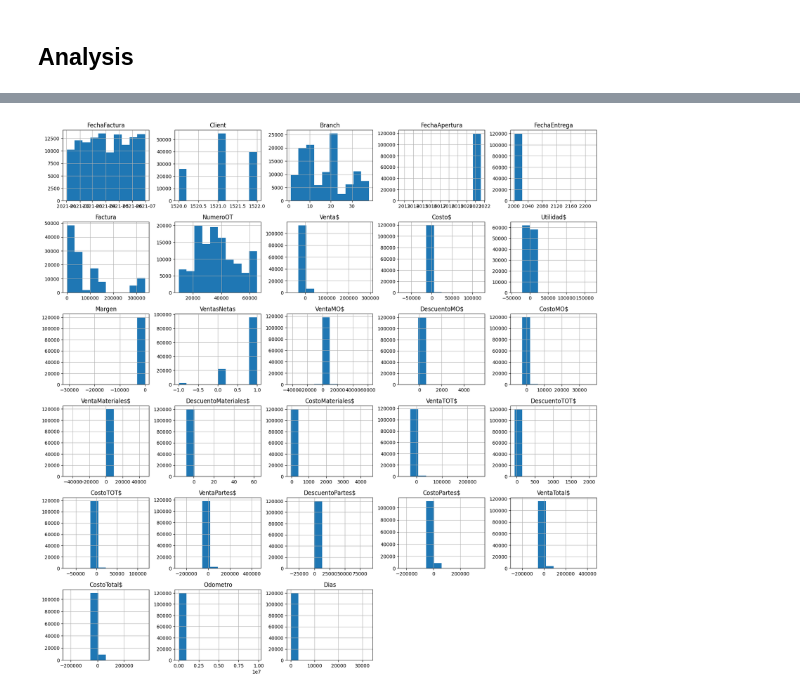
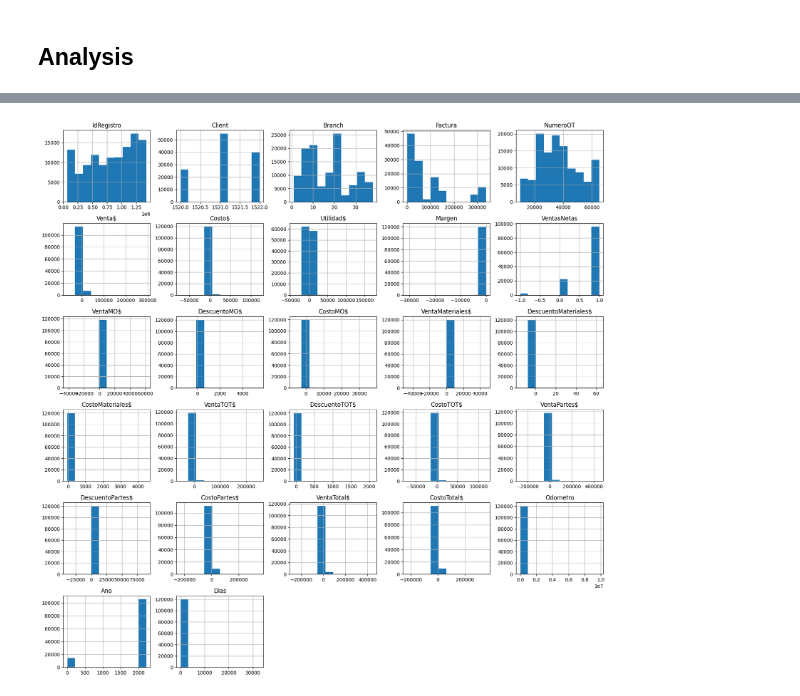
Before and after one commit to DRPproton/dealer_analysis, a Jupyter notebook: prueba.ipynb, the cells around one changed output, grey strips where cells are left out. Cells and saved outputs as stored; diff of their text form; code cells hidden in the pictures.

```diff
--- a/prueba.ipynb
+++ b/prueba.ipynb
@@ -379,6 +379,8 @@ df_num_clean.isnull().sum().sum()
 - No nul values, data listo para analisys
 # %%
 df_num_clean.to_csv('clean_data.csv', index=False)
+# %%
+data = pd.read_csv('clean_data.csv')
 # %% [markdown]
 ## Analysis
 # %%
@@ -410,7 +412,7 @@ get_summary_stats_by_columns(df_num_clean[columns_to_clean])
 | Kurtosis | 915.599097 | 1032.469581 | 483.334963 | 67.685074 | 2096.79857 | 1036.044994 | 22513.292436 | 4759.171238 | ... |
 | Count | 120258 | 120258 | 120258 | 120258 | 120258 | 120258 | 120258 | 120258 | ... |
 # %%
-df_num_clean.hist(figsize=(20,20));
+data.hist(figsize=(20,20));
 # %% [output]
-[figure, old version]
+[figure, new version]
 # %%
```
Also changed, not shown: parts of 42 cells of this notebook, 1 other file.
